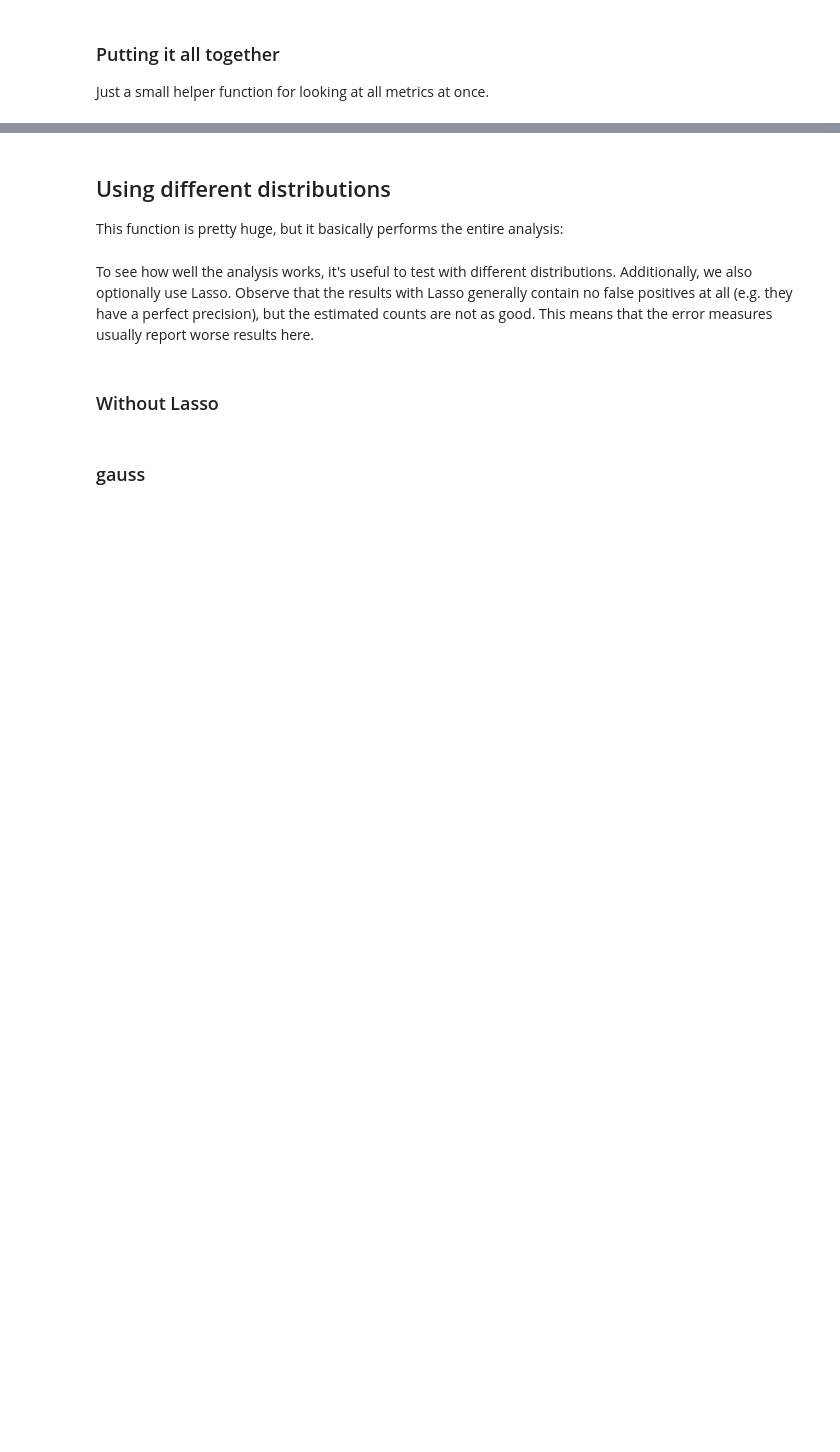
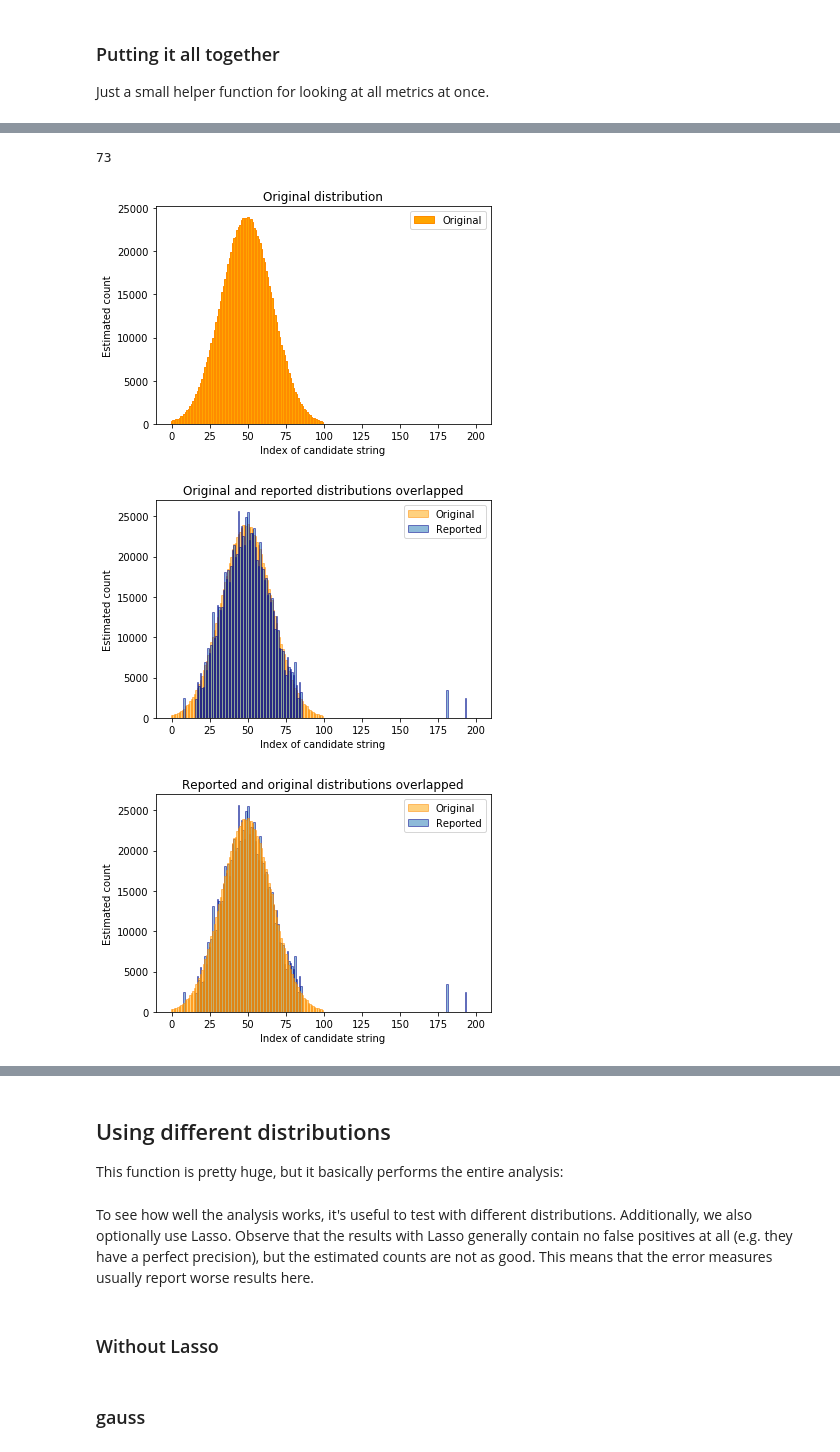
Before and after one commit to mozilla/rappor-aggregator, a Jupyter notebook: RAPPOR.ipynb, the cells around one changed output, grey strips where cells are left out. Saved outputs shown, nothing was run; the diff lists cells and outputs as text; code cells hidden in the pictures; blank space fills up the shorter version.

```diff
--- a/RAPPOR.ipynb
+++ b/RAPPOR.ipynb
@@ -808,0 +898,10 @@ print_error_metrics(original, estimates)
+# %%
+len(significant_i)
+# %% [output]
+73
+# %%
+generate_plots(original, estimates, M_total)
+# %% [output]
+[figure, added]
+[figure, added]
+[figure, added]
```
Also changed, not shown: parts of 31 cells of this notebook.
